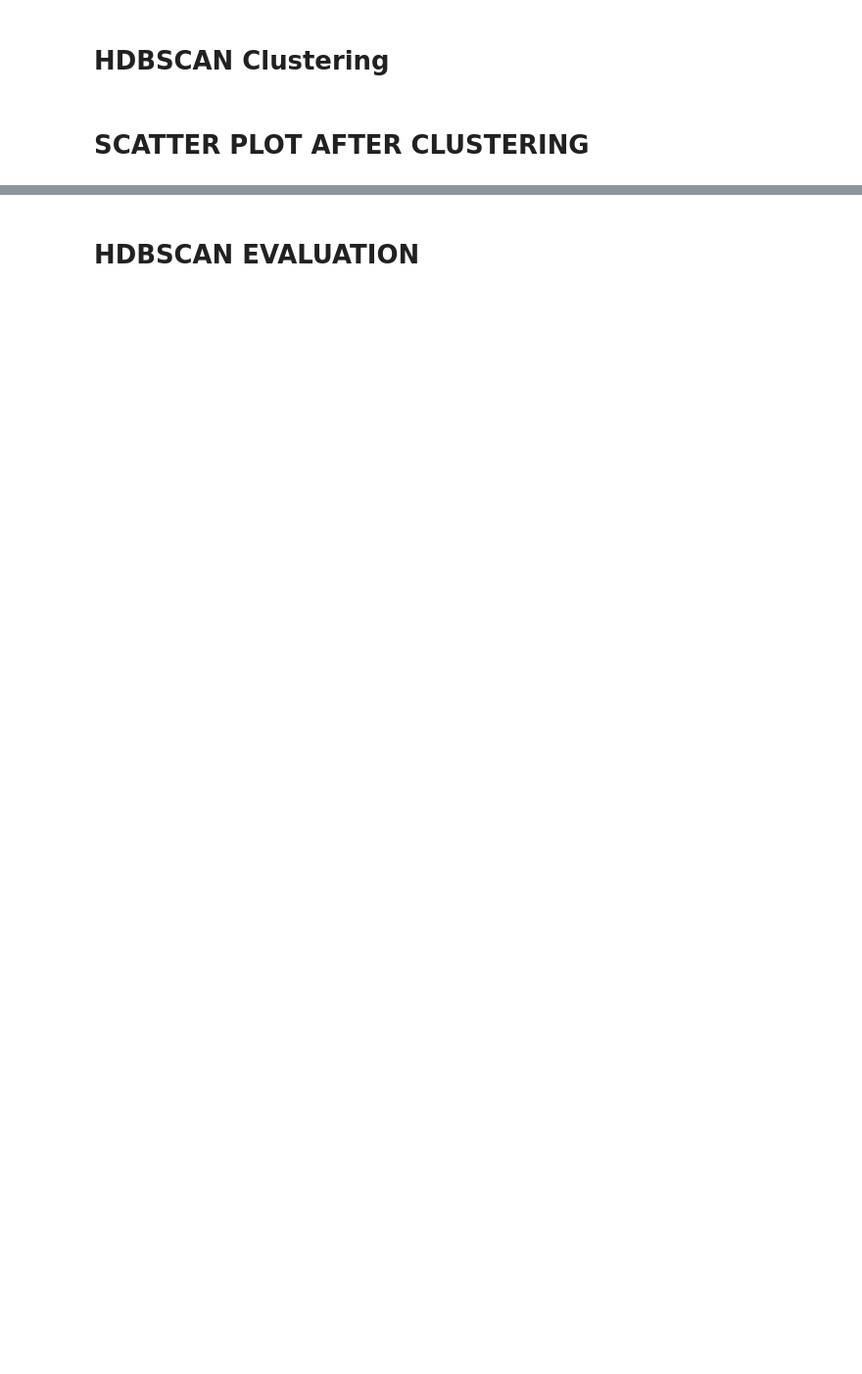
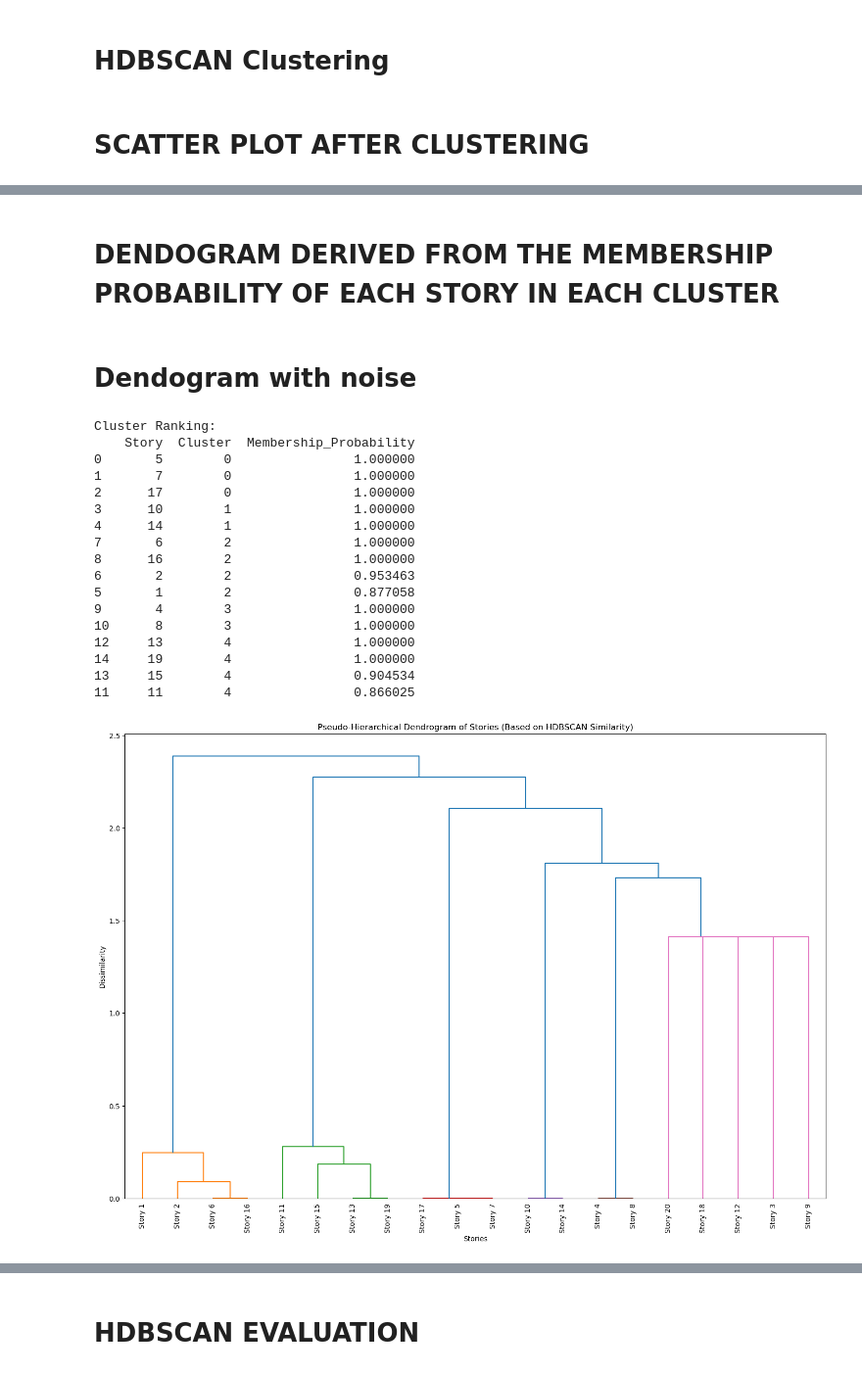
Before and after one commit to Itz-samad/Jobs-To-Be-Done-JTBD-Analysis, a Jupyter notebook: HDBSCAN.ipynb, the cells around one changed output, grey strips where cells are left out. Shown at 98% size. Cells and saved outputs as stored; diff of their text form; code cells hidden in the pictures; blank space fills up the shorter version.

```diff
--- a/HDBSCAN.ipynb
+++ b/HDBSCAN.ipynb
@@ -116,0 +108,79 @@ plt.show()
+# %% [markdown]
+# DENDOGRAM DERIVED FROM THE MEMBERSHIP PROBABILITY OF EACH STORY IN EACH CLUSTER
+# %% [markdown]
+# Dendogram with noise
+# %%
+import numpy as np
+import pandas as pd
+from scipy.cluster.hierarchy import linkage, dendrogram
+from hdbscan import HDBSCAN
+import matplotlib.pyplot as plt
+from sklearn.metrics.pairwise import euclidean_distances
+
+# Apply HDBSCAN clustering
+probabilities = clusterer.probabilities_
+
+# Rank Stories Within Clusters
+cluster_data = []
+for cluster in np.unique(labels):
+    if cluster != -1:  # Exclude noise
+        cluster_stories = np.where(labels == cluster)[0]
+        cluster_probs = probabilities[labels == cluster]
+        for idx, prob in zip(cluster_stories, cluster_probs):
+            cluster_data.append({
+                "Story": idx + 1,
+                "Cluster": cluster,
+                "Membership_Probability": prob
+            })
+
+# Convert ranking into a DataFrame
+cluster_ranking = pd.DataFrame(cluster_data).sort_values(by=["Cluster", "Membership_Probability"], ascending=[True, False])
+print("Cluster Ranking:")
+print(cluster_ranking)
+
+# Construct Similarity Matrix Using HDBSCAN Clusters
+num_stories = len(X)
+similarity_matrix = np.zeros((num_stories, num_stories))
+
+for i in range(num_stories):
+    for j in range(num_stories):
+        if i == j:
+            similarity_matrix[i, j] = 1.0  # Perfect similarity with itself
+        elif labels[i] == labels[j] and labels[i] != -1:  # Same cluster, exclude noise
+            # Use product of membership probabilities as similarity
+            similarity_matrix[i, j] = probabilities[i] * probabilities[j]
+        else:
+            similarity_matrix[i, j] = 0.0  # Different clusters or noise
+
+# Convert similarity to dissimilarity (1 - similarity)
+dissimilarity_matrix = 1 - similarity_matrix
+
+# Generate Pseudo-Hierarchical Linkage
+linkage_matrix = linkage(dissimilarity_matrix, method="average")
+
+# Plot Dendrogram for Stories
+plt.figure(figsize=(18, 12))
+dendrogram(linkage_matrix, labels=[f"Story {i+1}" for i in range(len(X))], leaf_rotation=90, leaf_font_size=10)
+plt.title("Pseudo-Hierarchical Dendrogram of Stories (Based on HDBSCAN Similarity)")
+plt.xlabel("Stories")
+plt.ylabel("Dissimilarity")
+plt.show()
+# %% [output]
+Cluster Ranking:
+    Story  Cluster  Membership_Probability
+0       5        0                1.000000
+1       7        0                1.000000
+2      17        0                1.000000
+3      10        1                1.000000
+4      14        1                1.000000
+7       6        2                1.000000
+8      16        2                1.000000
+6       2        2                0.953463
+5       1        2                0.877058
+9       4        3                1.000000
+10      8        3                1.000000
+12     13        4                1.000000
+14     19        4                1.000000
+13     15        4                0.904534
+11     11        4                0.866025
+[figure, added]
```
Also changed, not shown: parts of 12 cells of this notebook.
